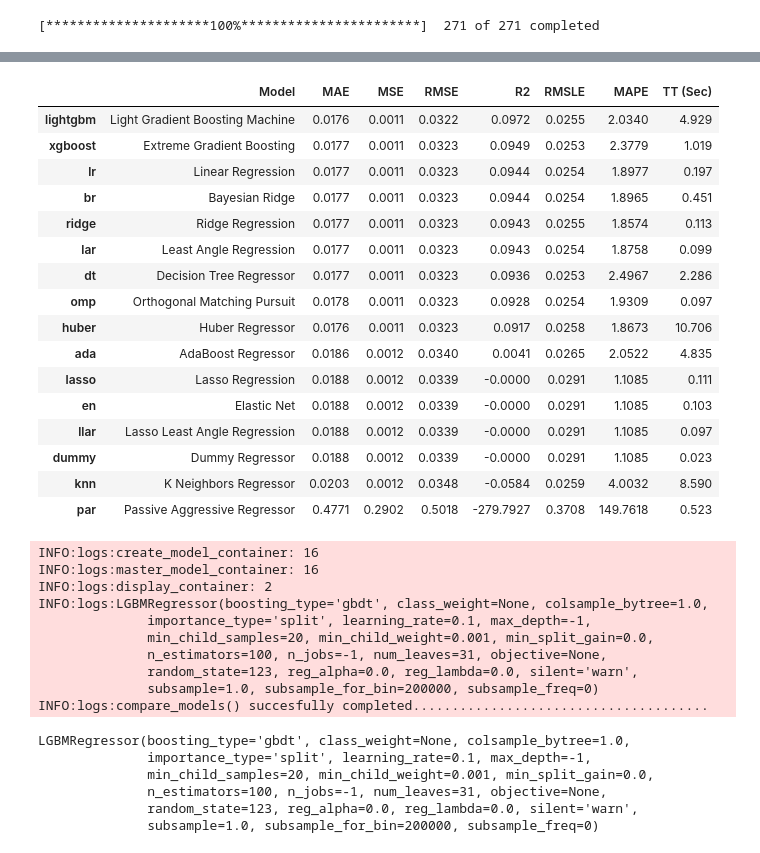
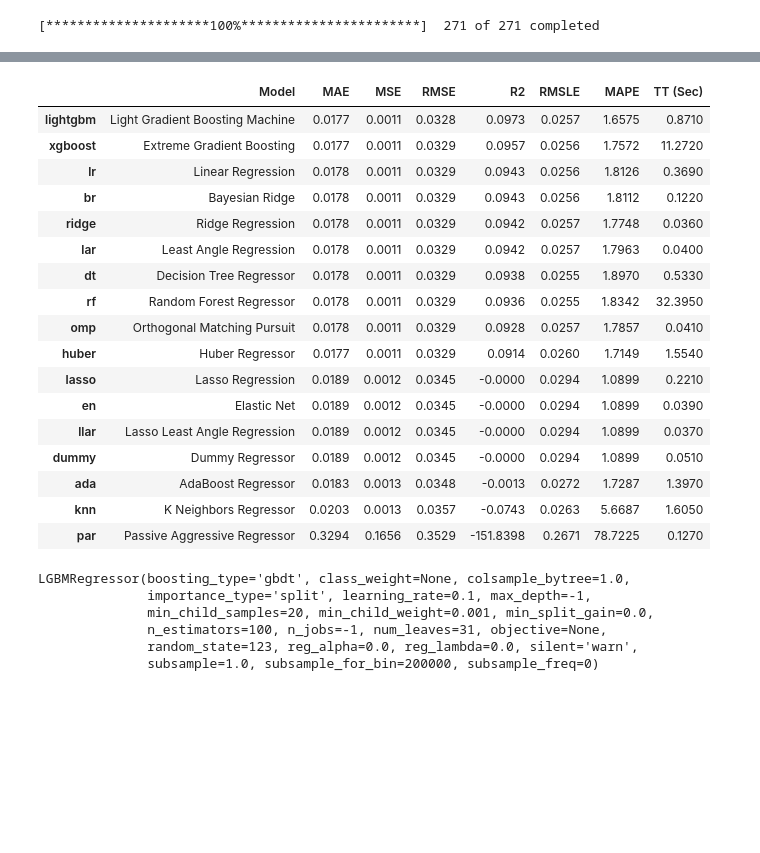
Before and after one commit to vinicius-vargas/robust-market-screener, a Jupyter notebook: market_predictors_selection.ipynb, the cells around one changed output, grey strips where cells are left out. Drawn from its saved outputs; the diff is of its cells as text; code cells hidden in the pictures; blank space fills up the shorter version.

```diff
--- a/market_predictors_selection.ipynb
+++ b/market_predictors_selection.ipynb
@@ -217,65 +236,52 @@ final_data.head(3)
 # %%
 ### Run a model optimization pipeline using Pycaret
 ###################################################
 
 ### Starting Experiment
 st_exp = setup(
-
     # Default params
     session_id=123,
     silent=True,
 
     # Data configs
     data=final_data,
     train_size=0.7,
     target='RET',
 
     # Dealing with outliers
-    remove_outliers=True,
-
-    use_gpu=True
-
+    remove_outliers=True
 )
 
 # Run Model Comparision
 best_model = compare_models(
-    exclude = ['catboost', 'et', 'rf', 'gbr'],
+    exclude = ['catboost', 'et', 'gbr'],
     sort = 'R2'
 )
 
 print(best_model)
 # %% [output]
 |  | Model | MAE | MSE | RMSE | R2 | RMSLE | MAPE | TT (Sec) |
-| lightgbm | Light Gradient Boosting Machine | 0.0176 | 0.0011 | 0.0322 | 0.0972 | 0.0255 | 2.0340 | 4.929 |
-| xgboost | Extreme Gradient Boosting | 0.0177 | 0.0011 | 0.0323 | 0.0949 | 0.0253 | 2.3779 | 1.019 |
-| lr | Linear Regression | 0.0177 | 0.0011 | 0.0323 | 0.0944 | 0.0254 | 1.8977 | 0.197 |
-| br | Bayesian Ridge | 0.0177 | 0.0011 | 0.0323 | 0.0944 | 0.0254 | 1.8965 | 0.451 |
-| ridge | Ridge Regression | 0.0177 | 0.0011 | 0.0323 | 0.0943 | 0.0255 | 1.8574 | 0.113 |
-| lar | Least Angle Regression | 0.0177 | 0.0011 | 0.0323 | 0.0943 | 0.0254 | 1.8758 | 0.099 |
-| dt | Decision Tree Regressor | 0.0177 | 0.0011 | 0.0323 | 0.0936 | 0.0253 | 2.4967 | 2.286 |
-| omp | Orthogonal Matching Pursuit | 0.0178 | 0.0011 | 0.0323 | 0.0928 | 0.0254 | 1.9309 | 0.097 |
-| huber | Huber Regressor | 0.0176 | 0.0011 | 0.0323 | 0.0917 | 0.0258 | 1.8673 | 10.706 |
-| ada | AdaBoost Regressor | 0.0186 | 0.0012 | 0.0340 | 0.0041 | 0.0265 | 2.0522 | 4.835 |
-| lasso | Lasso Regression | 0.0188 | 0.0012 | 0.0339 | -0.0000 | 0.0291 | 1.1085 | 0.111 |
-| en | Elastic Net | 0.0188 | 0.0012 | 0.0339 | -0.0000 | 0.0291 | 1.1085 | 0.103 |
-| llar | Lasso Least Angle Regression | 0.0188 | 0.0012 | 0.0339 | -0.0000 | 0.0291 | 1.1085 | 0.097 |
-| dummy | Dummy Regressor | 0.0188 | 0.0012 | 0.0339 | -0.0000 | 0.0291 | 1.1085 | 0.023 |
-| knn | K Neighbors Regressor | 0.0203 | 0.0012 | 0.0348 | -0.0584 | 0.0259 | 4.0032 | 8.590 |
-| par | Passive Aggressive Regressor | 0.4771 | 0.2902 | 0.5018 | -279.7927 | 0.3708 | 149.7618 | 0.523 |
+| lightgbm | Light Gradient Boosting Machine | 0.0177 | 0.0011 | 0.0328 | 0.0973 | 0.0257 | 1.6575 | 0.8710 |
+| xgboost | Extreme Gradient Boosting | 0.0177 | 0.0011 | 0.0329 | 0.0957 | 0.0256 | 1.7572 | 11.2720 |
+| lr | Linear Regression | 0.0178 | 0.0011 | 0.0329 | 0.0943 | 0.0256 | 1.8126 | 0.3690 |
+| br | Bayesian Ridge | 0.0178 | 0.0011 | 0.0329 | 0.0943 | 0.0256 | 1.8112 | 0.1220 |
+| ridge | Ridge Regression | 0.0178 | 0.0011 | 0.0329 | 0.0942 | 0.0257 | 1.7748 | 0.0360 |
+| lar | Least Angle Regression | 0.0178 | 0.0011 | 0.0329 | 0.0942 | 0.0257 | 1.7963 | 0.0400 |
+| dt | Decision Tree Regressor | 0.0178 | 0.0011 | 0.0329 | 0.0938 | 0.0255 | 1.8970 | 0.5330 |
+| rf | Random Forest Regressor | 0.0178 | 0.0011 | 0.0329 | 0.0936 | 0.0255 | 1.8342 | 32.3950 |
+| omp | Orthogonal Matching Pursuit | 0.0178 | 0.0011 | 0.0329 | 0.0928 | 0.0257 | 1.7857 | 0.0410 |
+| huber | Huber Regressor | 0.0177 | 0.0011 | 0.0329 | 0.0914 | 0.0260 | 1.7149 | 1.5540 |
+| lasso | Lasso Regression | 0.0189 | 0.0012 | 0.0345 | -0.0000 | 0.0294 | 1.0899 | 0.2210 |
+| en | Elastic Net | 0.0189 | 0.0012 | 0.0345 | -0.0000 | 0.0294 | 1.0899 | 0.0390 |
+| llar | Lasso Least Angle Regression | 0.0189 | 0.0012 | 0.0345 | -0.0000 | 0.0294 | 1.0899 | 0.0370 |
+| dummy | Dummy Regressor | 0.0189 | 0.0012 | 0.0345 | -0.0000 | 0.0294 | 1.0899 | 0.0510 |
+| ada | AdaBoost Regressor | 0.0183 | 0.0013 | 0.0348 | -0.0013 | 0.0272 | 1.7287 | 1.3970 |
+| knn | K Neighbors Regressor | 0.0203 | 0.0013 | 0.0357 | -0.0743 | 0.0263 | 5.6687 | 1.6050 |
+| par | Passive Aggressive Regressor | 0.3294 | 0.1656 | 0.3529 | -151.8398 | 0.2671 | 78.7225 | 0.1270 |
-INFO:logs:create_model_container: 16
-INFO:logs:master_model_container: 16
-INFO:logs:display_container: 2
-INFO:logs:LGBMRegressor(boosting_type='gbdt', class_weight=None, colsample_bytree=1.0,
+LGBMRegressor(boosting_type='gbdt', class_weight=None, colsample_bytree=1.0,
               importance_type='split', learning_rate=0.1, max_depth=-1,
               min_child_samples=20, min_child_weight=0.001, min_split_gain=0.0,
               n_estimators=100, n_jobs=-1, num_leaves=31, objective=None,
               random_state=123, reg_alpha=0.0, reg_lambda=0.0, silent='warn',
               subsample=1.0, subsample_for_bin=200000, subsample_freq=0)
-INFO:logs:compare_models() succesfully completed......................................
-LGBMRegressor(boosting_type='gbdt', class_weight=None, colsample_bytree=1.0,
-              importance_type='split', learning_rate=0.1, max_depth=-1,
-              min_child_samples=20, min_child_weight=0.001, min_split_gain=0.0,
-              n_estimators=100, n_jobs=-1, num_leaves=31, objective=None,
-              random_state=123, reg_alpha=0.0, reg_lambda=0.0, silent='warn',
-              subsample=1.0, subsample_for_bin=200000, subsample_freq=0)
 # %%
```
Also changed, not shown: parts of 31 cells of this notebook.
